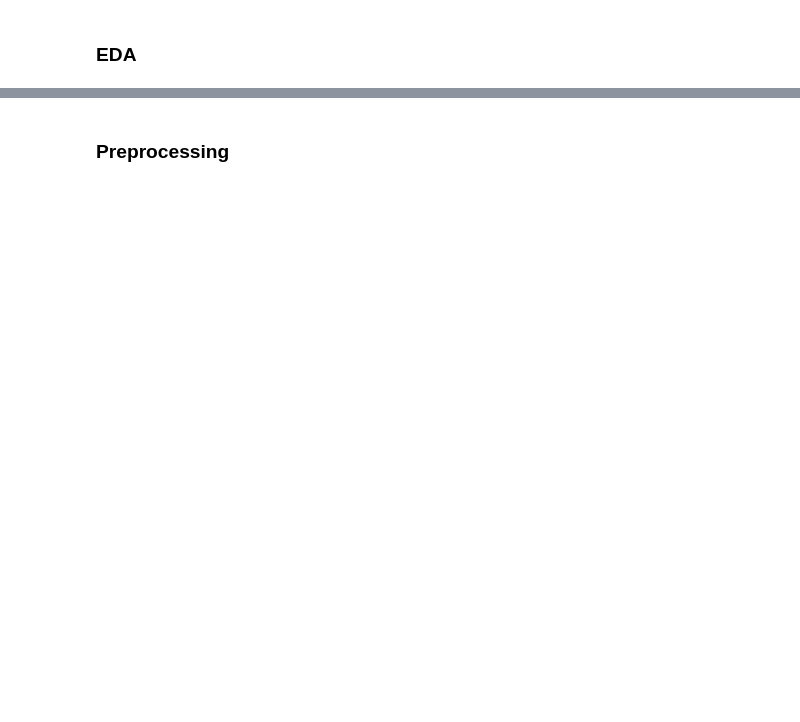
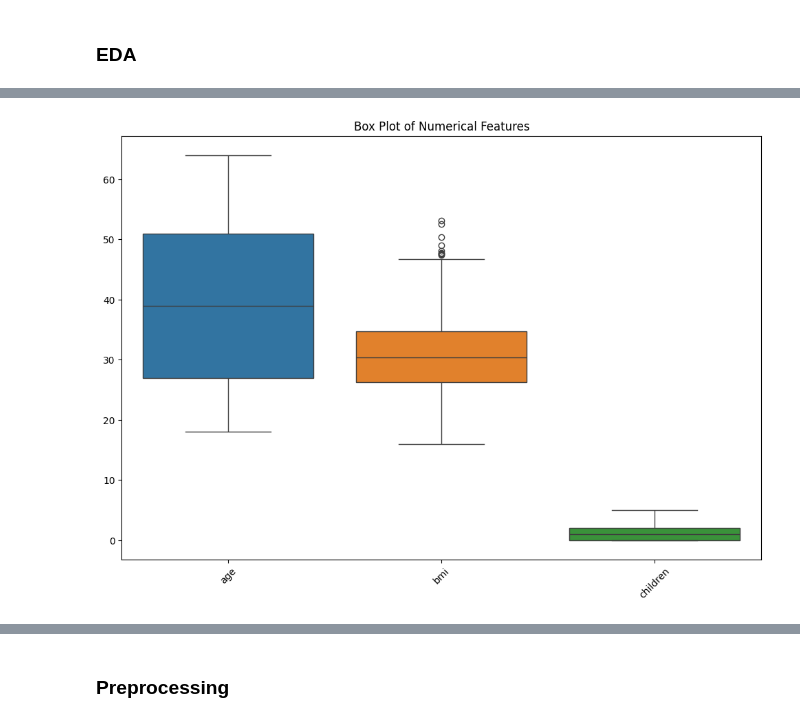
Before and after one commit to Ahmedaboenaba/Machine-Learning, a Jupyter notebook: Regression/medical insurance_cost_prediction.ipynb, the cells around one changed output, grey strips where cells are left out. Drawn from its saved outputs; the diff is of its cells as text; code cells hidden in the pictures; blank space fills up the shorter version.

```diff
--- a/Regression/medical insurance_cost_prediction.ipynb
+++ b/Regression/medical insurance_cost_prediction.ipynb
@@ -49,0 +183,9 @@ from sklearn.metrics import r2_score
+# %%
+# box plot for for all numerical features Except target variable(charges)
+plt.figure(figsize=(12,8))
+sns.boxplot(data=insurance.select_dtypes(include=['float64', 'int64']).drop(columns=['charges']))
+plt.title('Box Plot of Numerical Features')
+plt.xticks(rotation=45)
+plt.show()
+# %% [output]
+[figure, added]
```
Also changed, not shown: parts of 31 cells of this notebook.
